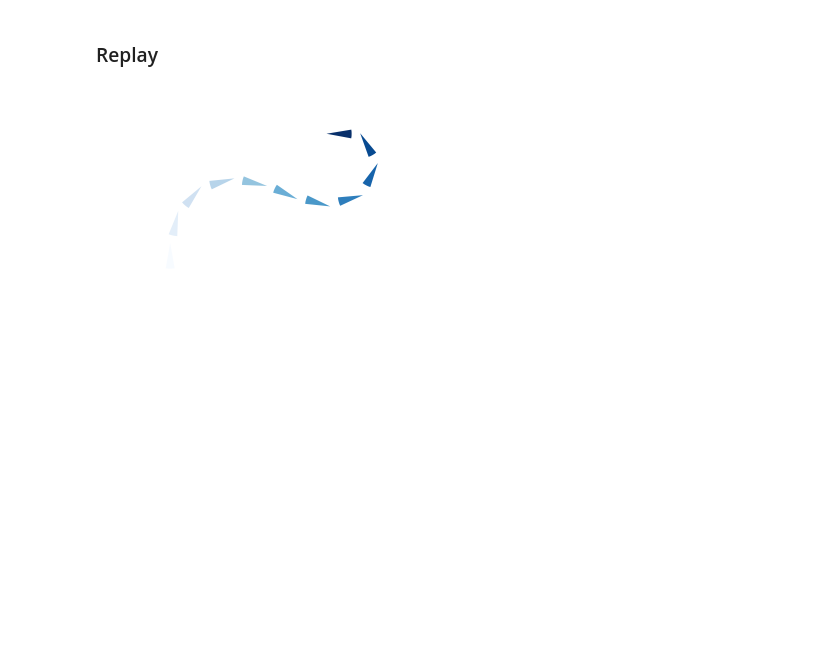
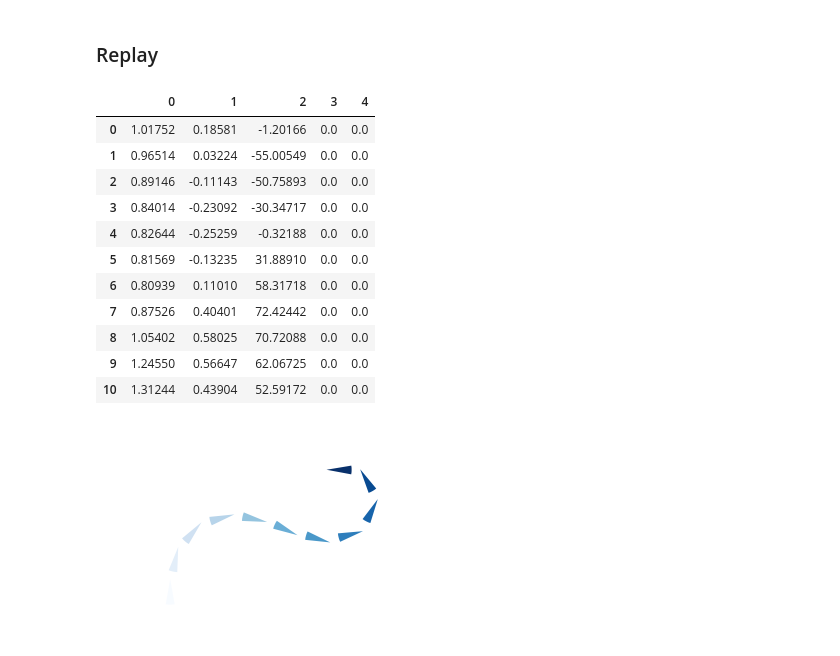
Before and after one commit to BenCellini/fly-wind-simulator, a Jupyter notebook: notebooks/example_replay.ipynb, the cells around one changed output. Cells and saved outputs as stored; diff of their text form; code cells hidden in the pictures; blank space fills up the shorter version.

```diff
--- a/notebooks/example_replay.ipynb
+++ b/notebooks/example_replay.ipynb
@@ -210,6 +210,22 @@ simulator_ol = FlyWindDynamics(polar_mode=polar_mode, control_mode='open_loop',
 # %%
 # Collect open-loop inputs
 usim_ol = np.stack((sim_data['u_g'], sim_data['u_psi'], sim_data['u_phi'], sim_data['wdot'], sim_data['zetadot']), axis=1)
+usim_ol = np.roll(usim_ol, 0, axis=0)
+# %%
+pd.DataFrame(np.round(usim_ol, 5))
+# %% [output]
+|  | 0 | 1 | 2 | 3 | 4 |
+| 0 | 1.01752 | 0.18581 | -1.20166 | 0.0 | 0.0 |
+| 1 | 0.96514 | 0.03224 | -55.00549 | 0.0 | 0.0 |
+| 2 | 0.89146 | -0.11143 | -50.75893 | 0.0 | 0.0 |
+| 3 | 0.84014 | -0.23092 | -30.34717 | 0.0 | 0.0 |
+| 4 | 0.82644 | -0.25259 | -0.32188 | 0.0 | 0.0 |
+| 5 | 0.81569 | -0.13235 | 31.88910 | 0.0 | 0.0 |
+| 6 | 0.80939 | 0.11010 | 58.31718 | 0.0 | 0.0 |
+| 7 | 0.87526 | 0.40401 | 72.42442 | 0.0 | 0.0 |
+| 8 | 1.05402 | 0.58025 | 70.72088 | 0.0 | 0.0 |
+| 9 | 1.24550 | 0.56647 | 62.06725 | 0.0 | 0.0 |
+| 10 | 1.31244 | 0.43904 | 52.59172 | 0.0 | 0.0 |
 # %%
 # Simulate open-loop system
 x_solve, sim_data_ol, t_solve = simulator_ol.odeint_simulate(x0, tsim, usim_ol)
```
Also changed, not shown: parts of 2 cells of this notebook, 2 other files.
